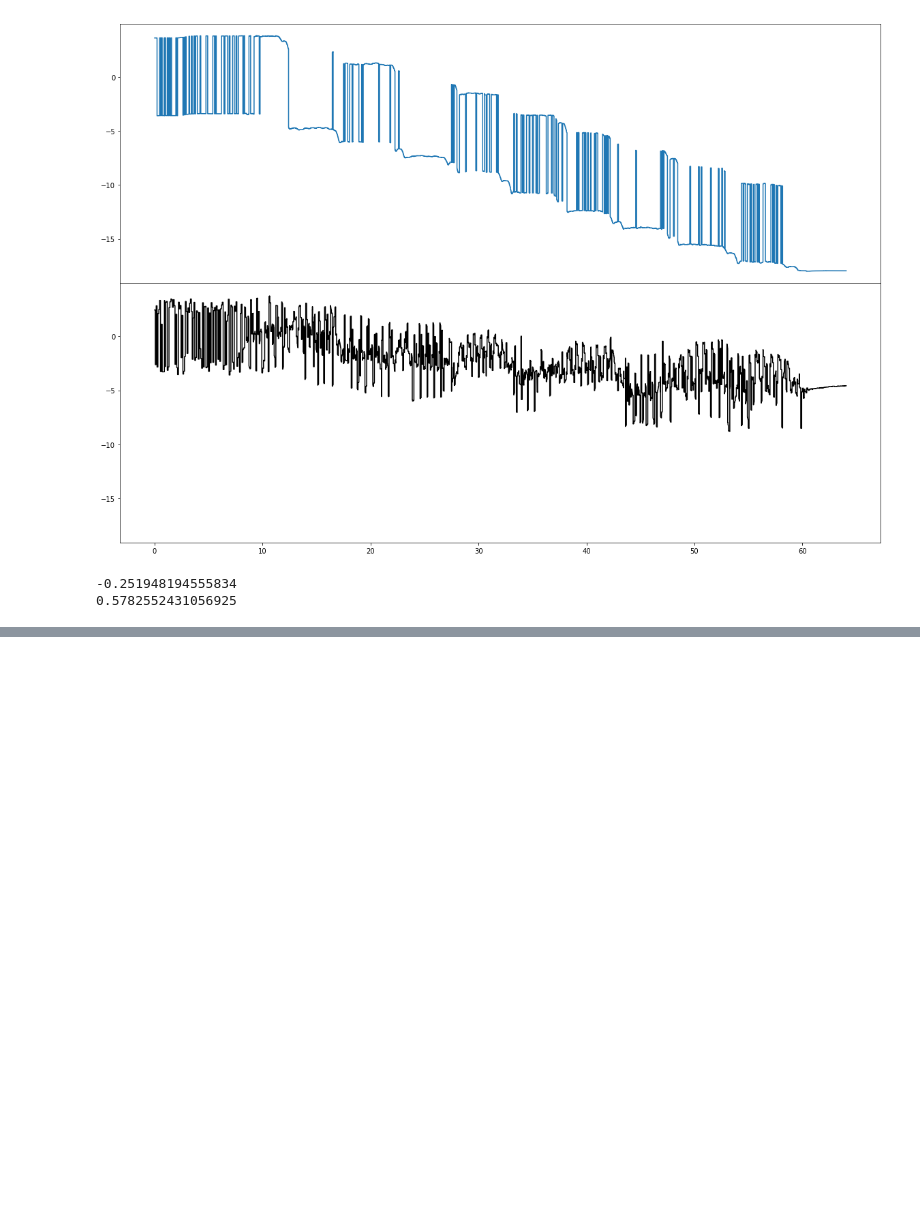
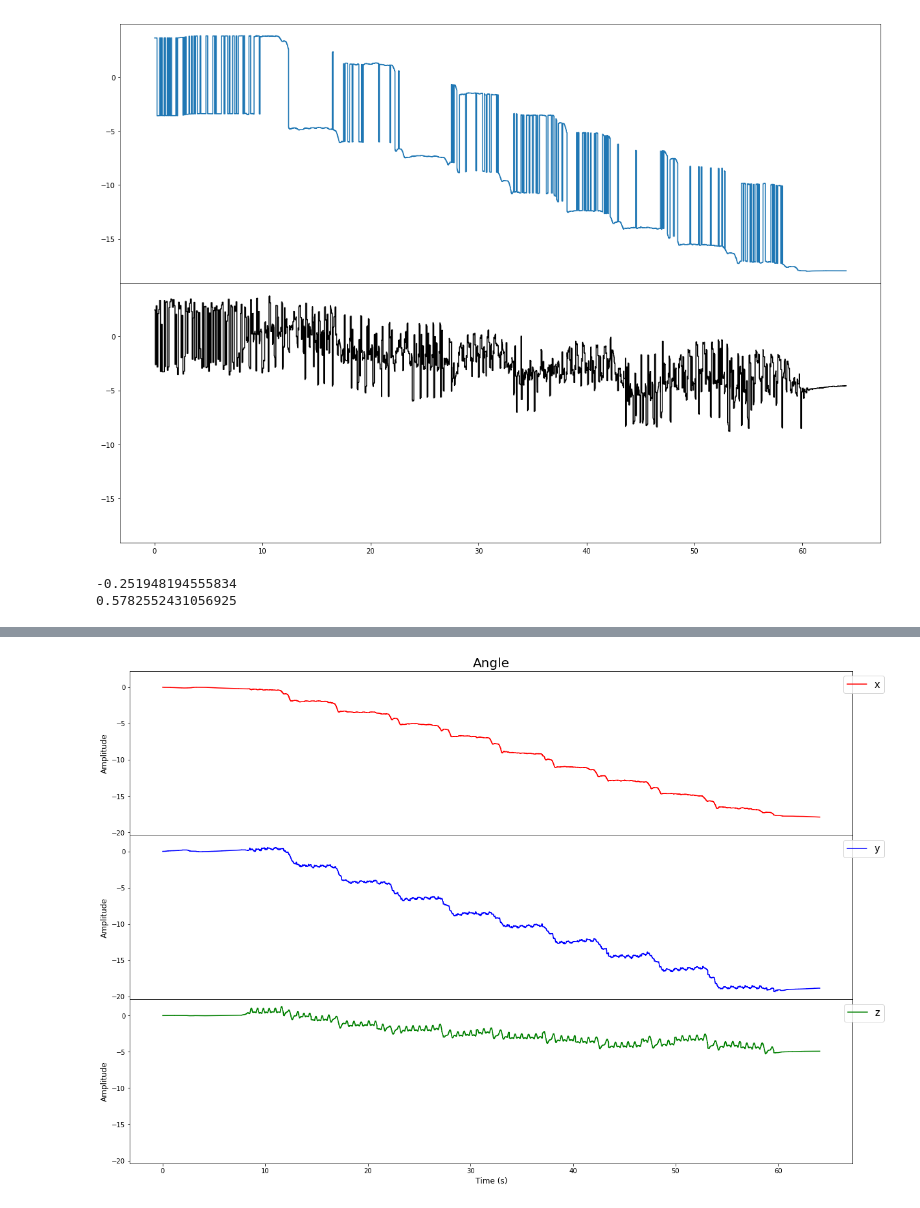
Before and after one commit to SunnyWillert18/Signals, a Jupyter notebook: deliverable_2.ipynb, the cells around one changed output, grey strips where cells are left out. Cells and saved outputs as stored; diff of their text form; code cells hidden in the pictures; blank space fills up the shorter version.

```diff
--- a/deliverable_2.ipynb
+++ b/deliverable_2.ipynb
@@ -65,0 +131,28 @@ print (roll_avg)
+# %%
+### ANGLE ###
+
+# create 3 subfigures for angular velocity: angular velocity about the x-axis, y-axis, and z-axis
+fig, (ax1, ax2, ax3) = plt.subplots(3, sharex=True, sharey=True, figsize=(20,14))
+
+# Format labels and title for graphs
+ax1.set_title('Angle', fontsize=20)
+ax1.set_ylabel('Amplitude', size=12)
+ax2.set_ylabel('Amplitude', size=12)
+ax3.set_ylabel('Amplitude', size=12)
+plt.xlabel('Time (s)', fontsize=12)
+
+ax1.plot(filtered_1['time'], filtered_1['wx_f1'], 'r-', label='x')
+ax2.plot(filtered_1['time'], filtered_1['wy_f1'], 'b-', label='y')
+ax3.plot(filtered_1['time'], filtered_1['wz_f1'], 'g-', label='z')
+
+# setting up graph legends
+ax1.legend(bbox_to_anchor=(1.05, 1), loc=1, prop={'size':15})
+ax2.legend(bbox_to_anchor=(1.05, 1), loc=1, prop={'size':15})
+ax3.legend(bbox_to_anchor=(1.05, 1), loc=1, prop={'size':15})
+
+fig.subplots_adjust(hspace=0)
+plt.setp([a.get_xticklabels() for a in fig.axes[:-1]], visible=False)
+ax1.set_title('Angle', fontsize=20)
+plt.show()
+# %% [output]
+[figure, added]
```
Also changed, not shown: parts of 6 cells of this notebook.
